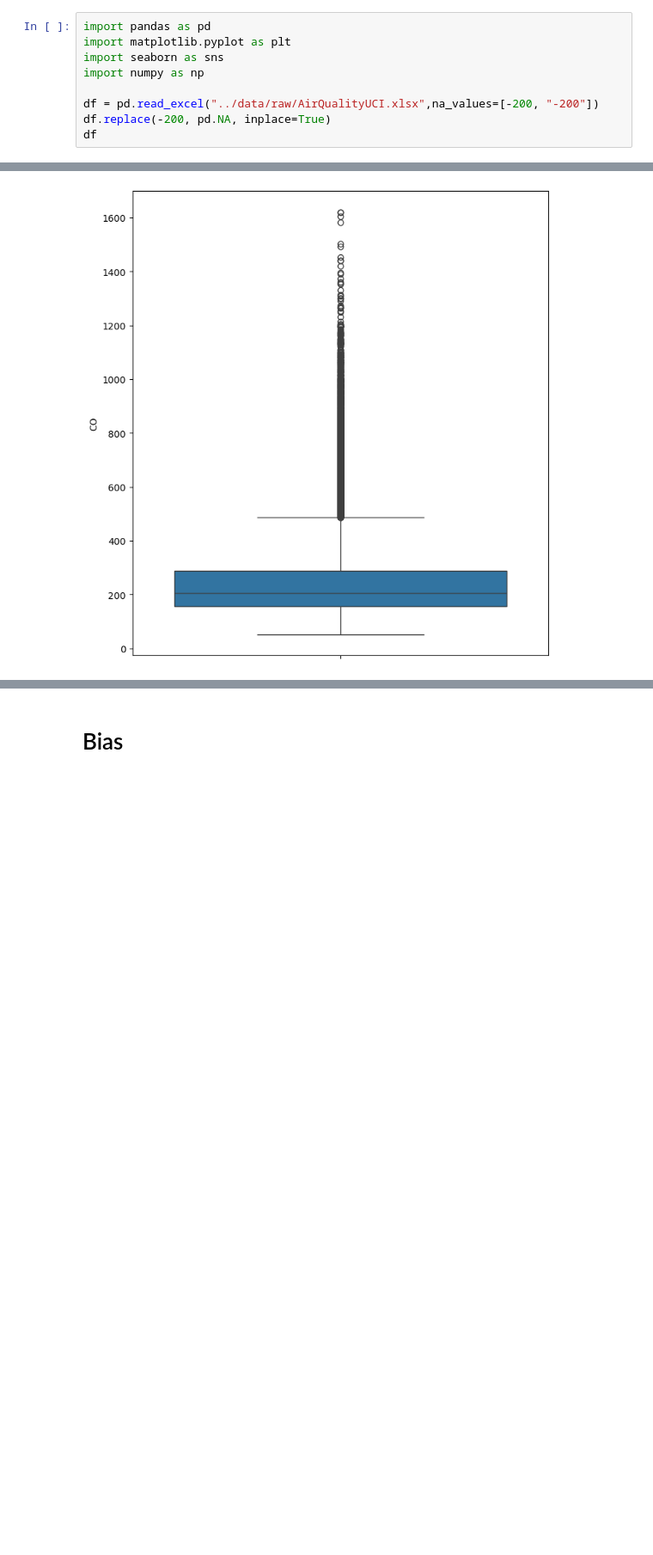
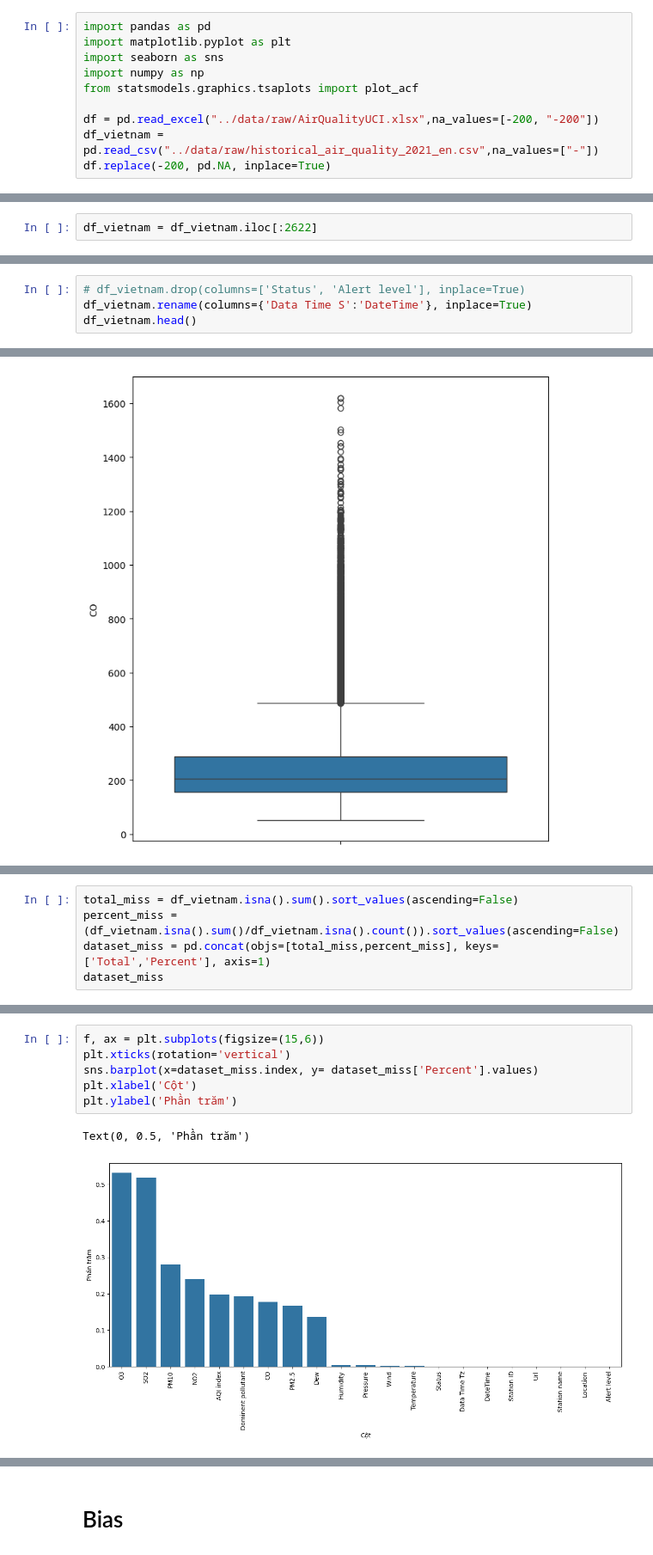
Before and after one commit to AnhQuan29112004/AI-Driven-Urban-Air-Pollution-Monitoring-System, a Jupyter notebook: air_pollution/notebook/01_data_loading_and_exploration.ipynb, the cells around one changed output, grey strips where cells are left out. Shown at 86% size. Cells and saved outputs as stored; diff of their text form; blank space fills up the shorter version.

```diff
--- a/air_pollution/notebook/01_data_loading_and_exploration.ipynb
+++ b/air_pollution/notebook/01_data_loading_and_exploration.ipynb
@@ -3,7 +3,8 @@ import pandas as pd
 import matplotlib.pyplot as plt
 import seaborn as sns
 import numpy as np
+from statsmodels.graphics.tsaplots import plot_acf
 
 df = pd.read_excel("../data/raw/AirQualityUCI.xlsx",na_values=[-200, "-200"])
+df_vietnam = pd.read_csv("../data/raw/historical_air_quality_2021_en.csv",na_values=["-"])
 df.replace(-200, pd.NA, inplace=True)
-df
@@ -23,0 +21,2 @@ df
+# %%
+df_vietnam = df_vietnam.iloc[:2622]
@@ -23,0 +44,4 @@ df
+# %%
+# df_vietnam.drop(columns=['Status', 'Alert level'], inplace=True)
+df_vietnam.rename(columns={'Data Time S':'DateTime'}, inplace=True)
+df_vietnam.head()
@@ -358,0 +460,5 @@ sns.boxplot(data=df_global['CO'])
+# %%
+total_miss = df_vietnam.isna().sum().sort_values(ascending=False)
+percent_miss = (df_vietnam.isna().sum()/df_vietnam.isna().count()).sort_values(ascending=False)
+dataset_miss = pd.concat(objs=[total_miss,percent_miss], keys=['Total','Percent'], axis=1)
+dataset_miss
@@ -358,0 +483,9 @@ sns.boxplot(data=df_global['CO'])
+# %%
+f, ax = plt.subplots(figsize=(15,6))
+plt.xticks(rotation='vertical')
+sns.barplot(x=dataset_miss.index, y= dataset_miss['Percent'].values)
+plt.xlabel('Cột')
+plt.ylabel('Phần trăm')
+# %% [output]
+Text(0, 0.5, 'Phần trăm')
+[figure, added]
```
Also changed, not shown: parts of 16 cells of this notebook.
